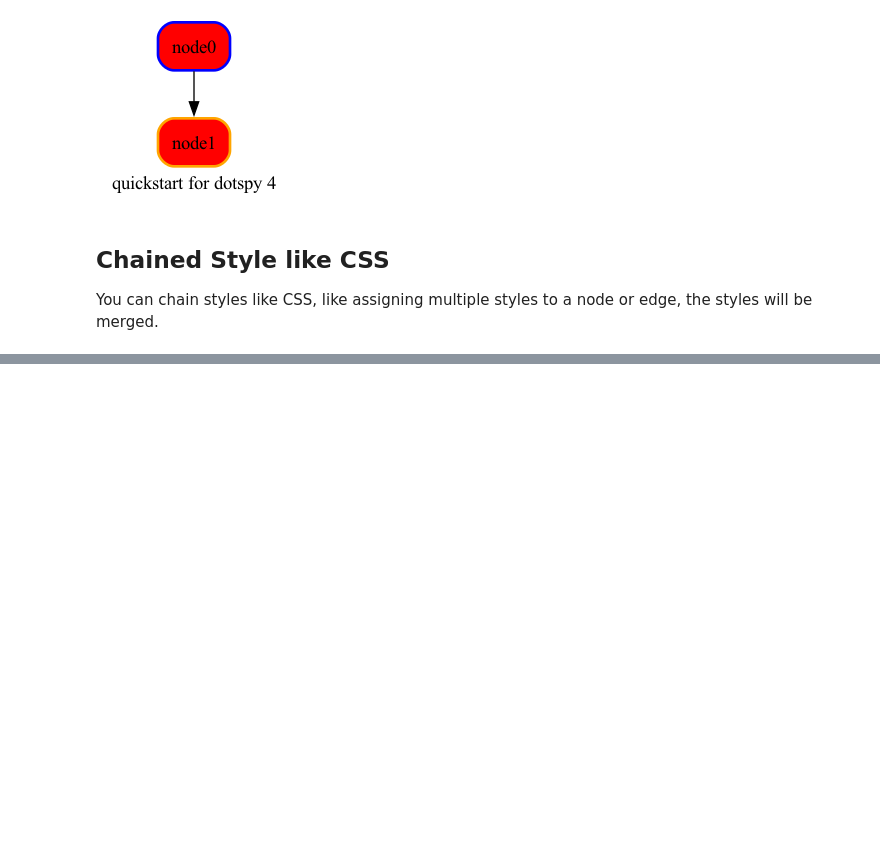
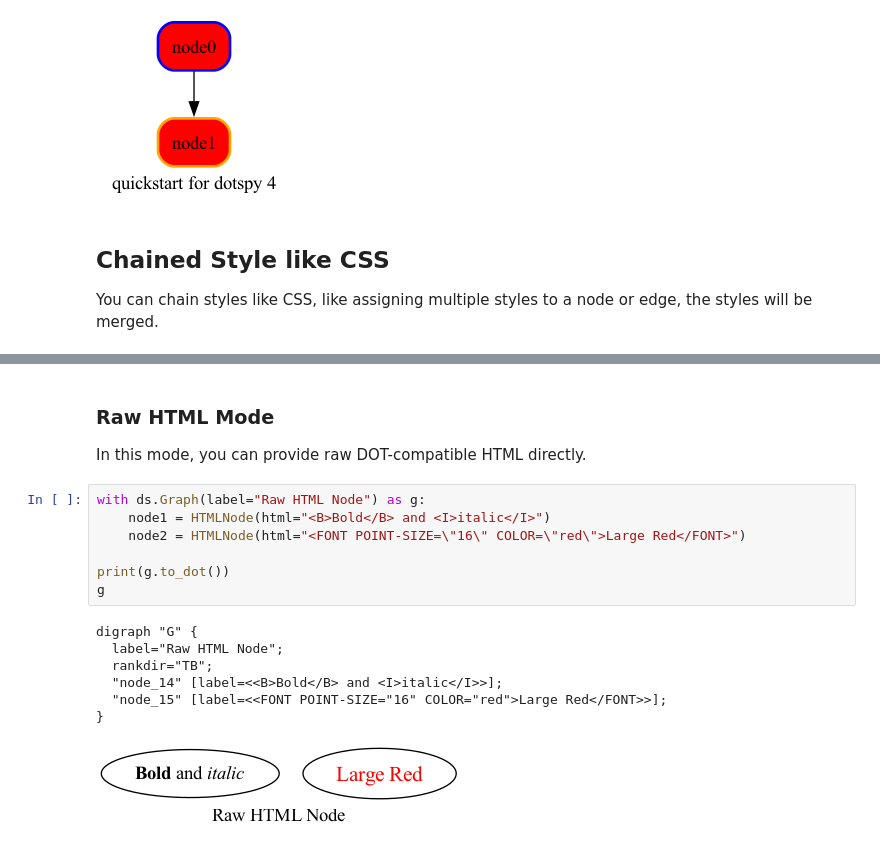
Before and after one commit to Superjomn/dotspy, a Jupyter notebook: examples/quickstart.ipynb, the cells around one changed output, grey strips where cells are left out. Drawn from its saved outputs; the diff is of its cells as text; blank space fills up the shorter version.

```diff
--- a/examples/quickstart.ipynb
+++ b/examples/quickstart.ipynb
@@ -94,0 +149,18 @@ You can chain styles like CSS, like assigning multiple styles to a node or edge,
+# %% [markdown]
+### Raw HTML Mode
+In this mode, you can provide raw DOT-compatible HTML directly.
+# %%
+with ds.Graph(label="Raw HTML Node") as g:
+    node1 = HTMLNode(html="<B>Bold</B> and <I>italic</I>")
+    node2 = HTMLNode(html="<FONT POINT-SIZE=\"16\" COLOR=\"red\">Large Red</FONT>")
+
+print(g.to_dot())
+g
+# %% [output]
+digraph "G" {
+  label="Raw HTML Node";
+  rankdir="TB";
+  "node_14" [label=<<B>Bold</B> and <I>italic</I>>];
+  "node_15" [label=<<FONT POINT-SIZE="16" COLOR="red">Large Red</FONT>>];
+}
+[figure, added]
```
Also changed, not shown: parts of 8 cells of this notebook, 35 other files.
